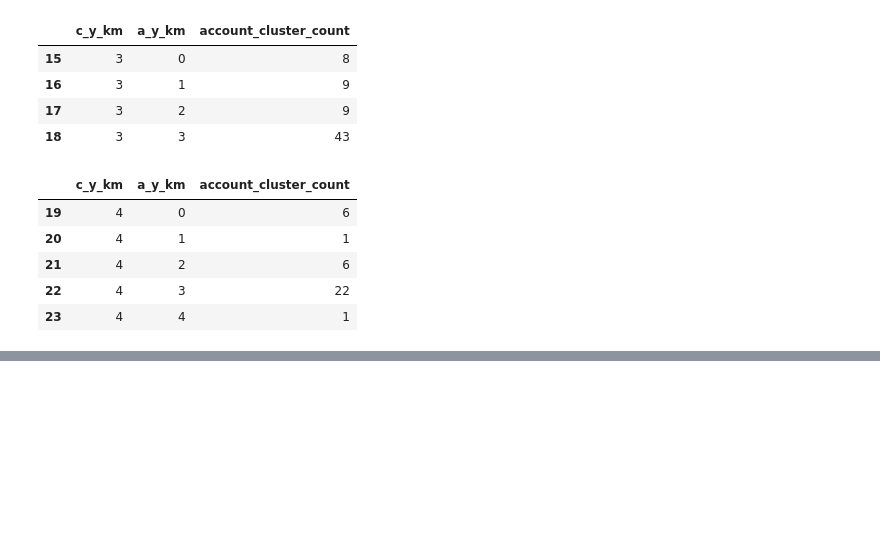
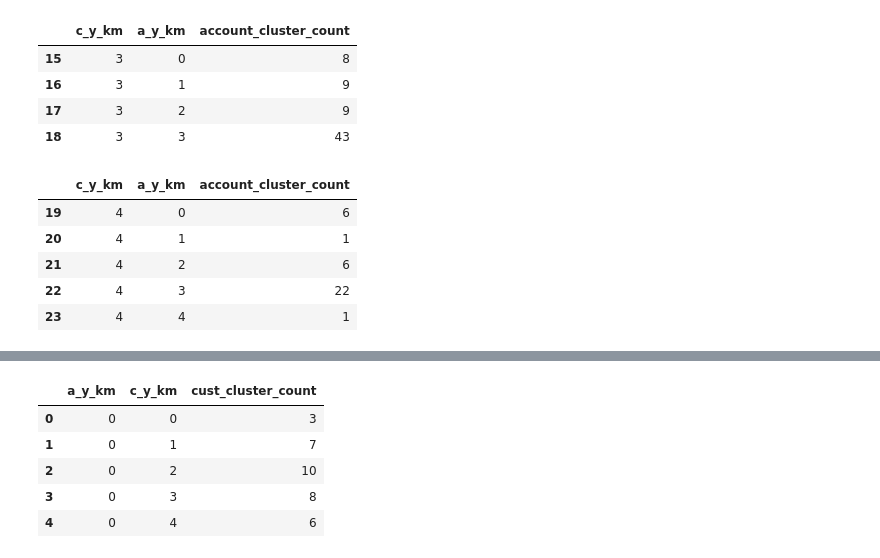
Before and after one commit to LilaKelland/data_bootcamp, a Jupyter notebook: w4/d2_miniproject/Mini-Project-III_fifth.ipynb, the cells around one changed output, grey strips where cells are left out. Saved outputs shown, nothing was run; the diff lists cells and outputs as text; code cells hidden in the pictures; blank space fills up the shorter version.

```diff
--- a/w4/d2_miniproject/Mini-Project-III_fifth.ipynb
+++ b/w4/d2_miniproject/Mini-Project-III_fifth.ipynb
@@ -956,0 +970,15 @@ cust_clust4_subs.head()
+# %%
+cust_clust0_subs = cluster_count[cluster_count['a_y_km'] == 0]
+cust_clust1_subs = cluster_count[cluster_count['a_y_km'] == 1]
+cust_clust2_subs = cluster_count[cluster_count['a_y_km'] == 2]
+cust_clust3_subs = cluster_count[cluster_count['a_y_km'] == 3]
+cust_clust4_subs = cluster_count[cluster_count['a_y_km'] == 4]
+# %%
+cust_clust0_subs.head()
+# %% [output]
+|  | a_y_km | c_y_km | cust_cluster_count |
+| 0 | 0 | 0 | 3 |
+| 1 | 0 | 1 | 7 |
+| 2 | 0 | 2 | 10 |
+| 3 | 0 | 3 | 8 |
+| 4 | 0 | 4 | 6 |
```
Also changed, not shown: parts of 8 cells of this notebook, 4 other files.
